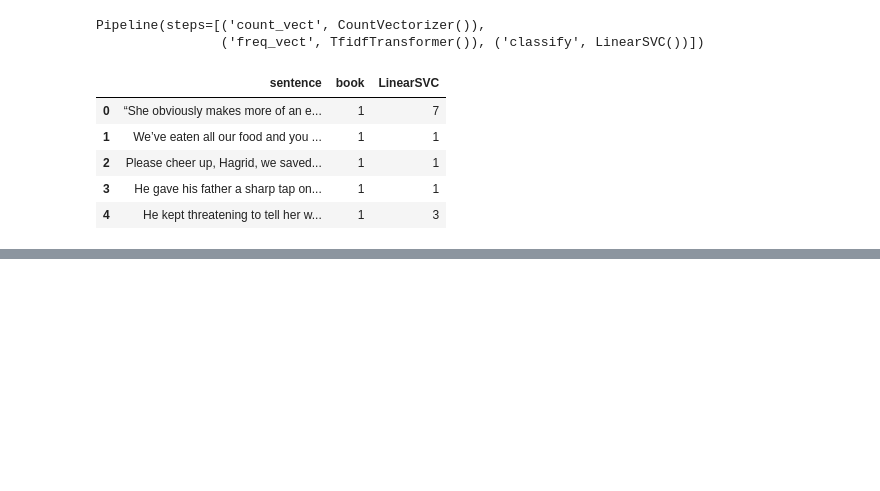
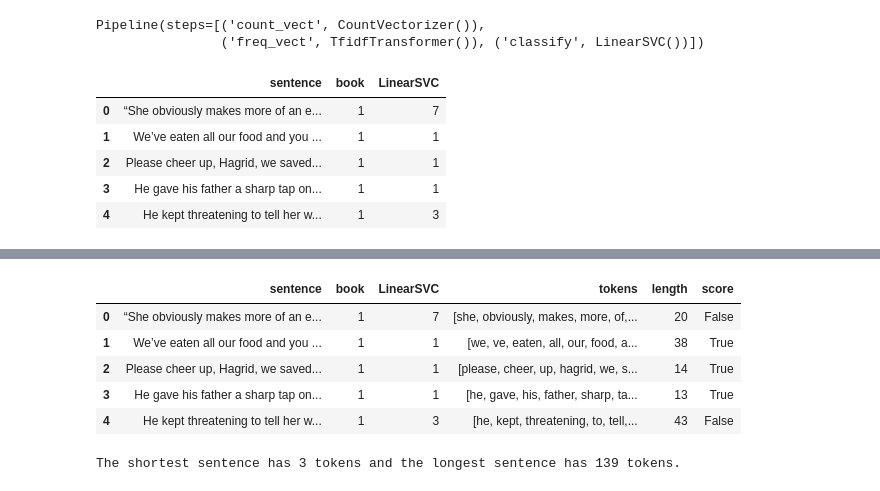
Before and after one commit to alexis-raymond/NLP-Classification-HP-Books, a Jupyter notebook: optimize-final-model.ipynb, the cells around one changed output, grey strips where cells are left out. Drawn from its saved outputs; the diff is of its cells as text; code cells hidden in the pictures; blank space fills up the shorter version.

```diff
--- a/optimize-final-model.ipynb
+++ b/optimize-final-model.ipynb
@@ -97,0 +113,23 @@ The first activity to improve the model's performance is to analyze the sentence
+# %%
+# add a column in the dataframe with the lenght of the sentence
+hp_sentences_val["length"] = hp_sentences_val["tokens"].apply(len)
+
+# add a column in the dataframe that indicates if the prediction was accurate
+hp_sentences_val["score"] = hp_sentences_val["book"] == hp_sentences_val["LinearSVC"]
+
+hp_sentences_val.head()
+# %% [output]
+|  | sentence | book | LinearSVC | tokens | length | score |
+| 0 | “She obviously makes more of an e... | 1 | 7 | [she, obviously, makes, more, of,... | 20 | False |
+| 1 | We’ve eaten all our food and you ... | 1 | 1 | [we, ve, eaten, all, our, food, a... | 38 | True |
+| 2 | Please cheer up, Hagrid, we saved... | 1 | 1 | [please, cheer, up, hagrid, we, s... | 14 | True |
+| 3 | He gave his father a sharp tap on... | 1 | 1 | [he, gave, his, father, sharp, ta... | 13 | True |
+| 4 | He kept threatening to tell her w... | 1 | 3 | [he, kept, threatening, to, tell,... | 43 | False |
+# %%
+# determine the shortest and longest sentences
+min_len = hp_sentences_val["length"].min()
+max_len = hp_sentences_val["length"].max()
+
+print(f"The shortest sentence has {min_len} tokens and the longest sentence has {max_len} tokens.")
+# %% [output]
+The shortest sentence has 3 tokens and the longest sentence has 139 tokens.
```
Also changed, not shown: parts of 11 cells of this notebook.
